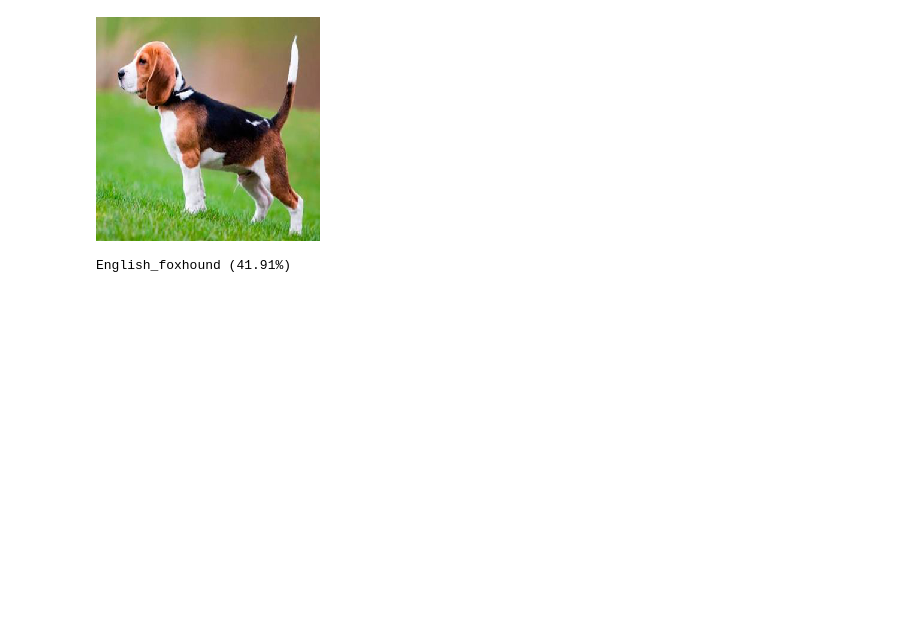
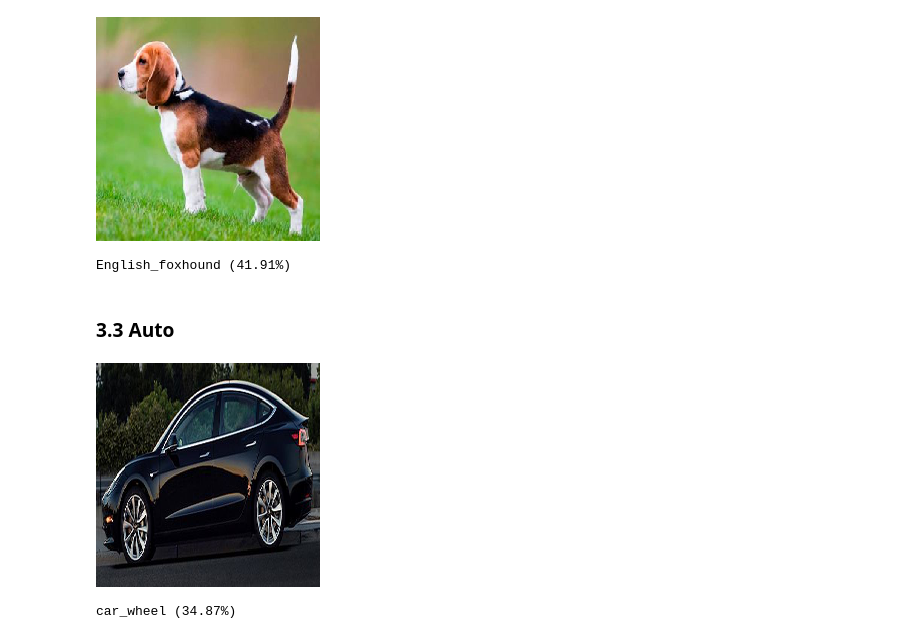
Before and after one commit to quezadasubiabre/Proyecto-EL4106, a Jupyter notebook: Entrega_1/Entrega1.ipynb, the cells around one changed output. Cells and saved outputs as stored; diff of their text form; code cells hidden in the pictures; blank space fills up the shorter version.

```diff
--- a/Entrega_1/Entrega1.ipynb
+++ b/Entrega_1/Entrega1.ipynb
@@ -69,3 +71,21 @@ label = label[0][0]
 print('%s (%.2f%%)' % (label[1], label[2]*100))
 # %% [output]
 English_foxhound (41.91%)
+# %% [markdown]
+### 3.3 Auto
+# %%
+img_path = 'tesla.jpg'
+img = image.load_img(img_path, target_size=(224, 224))
+x = image.img_to_array(img)
+x = np.expand_dims(x, axis=0)
+x = preprocess_input(x)
+img
+# %% [output]
+[figure, added]
+# %%
+prediccion = model.predict(x)
+label = decode_predictions(prediccion)
+label = label[0][0]
+print('%s (%.2f%%)' % (label[1], label[2]*100))
+# %% [output]
+car_wheel (34.87%)
```
Also changed, not shown: parts of 2 cells of this notebook, 7 other files.
